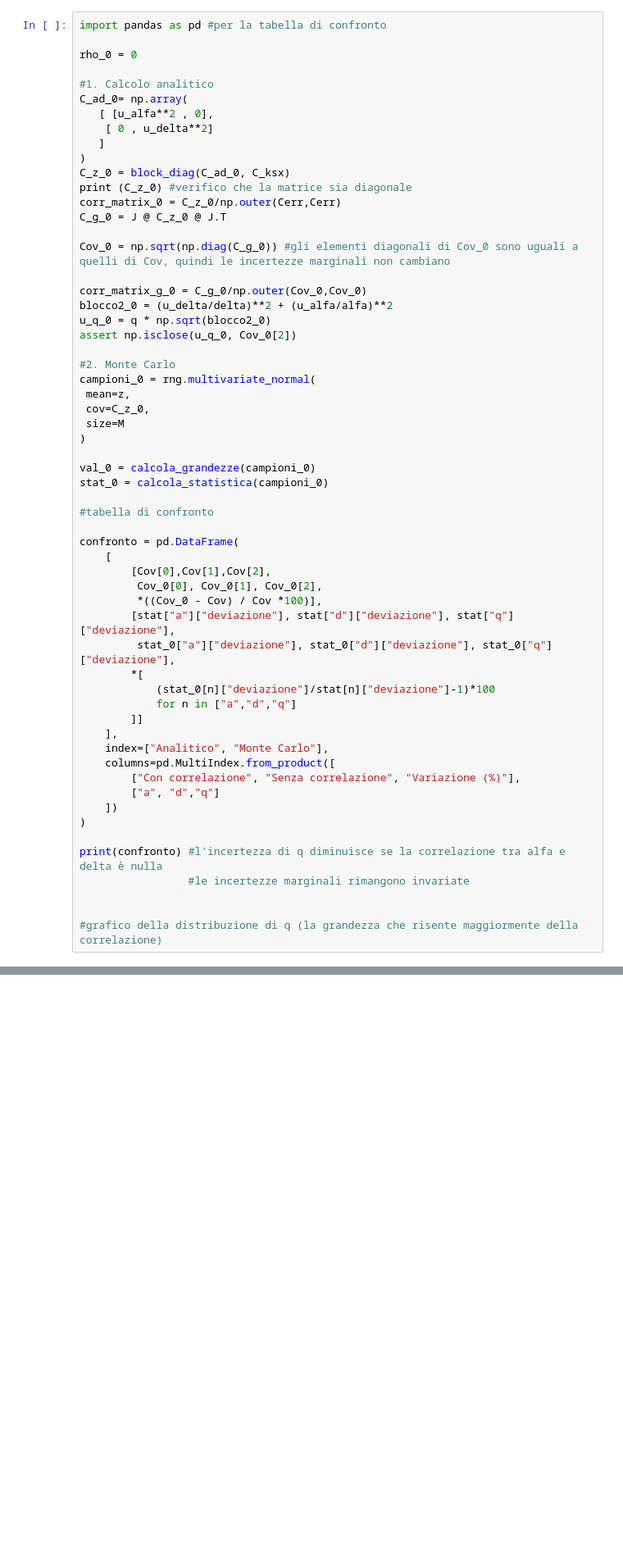
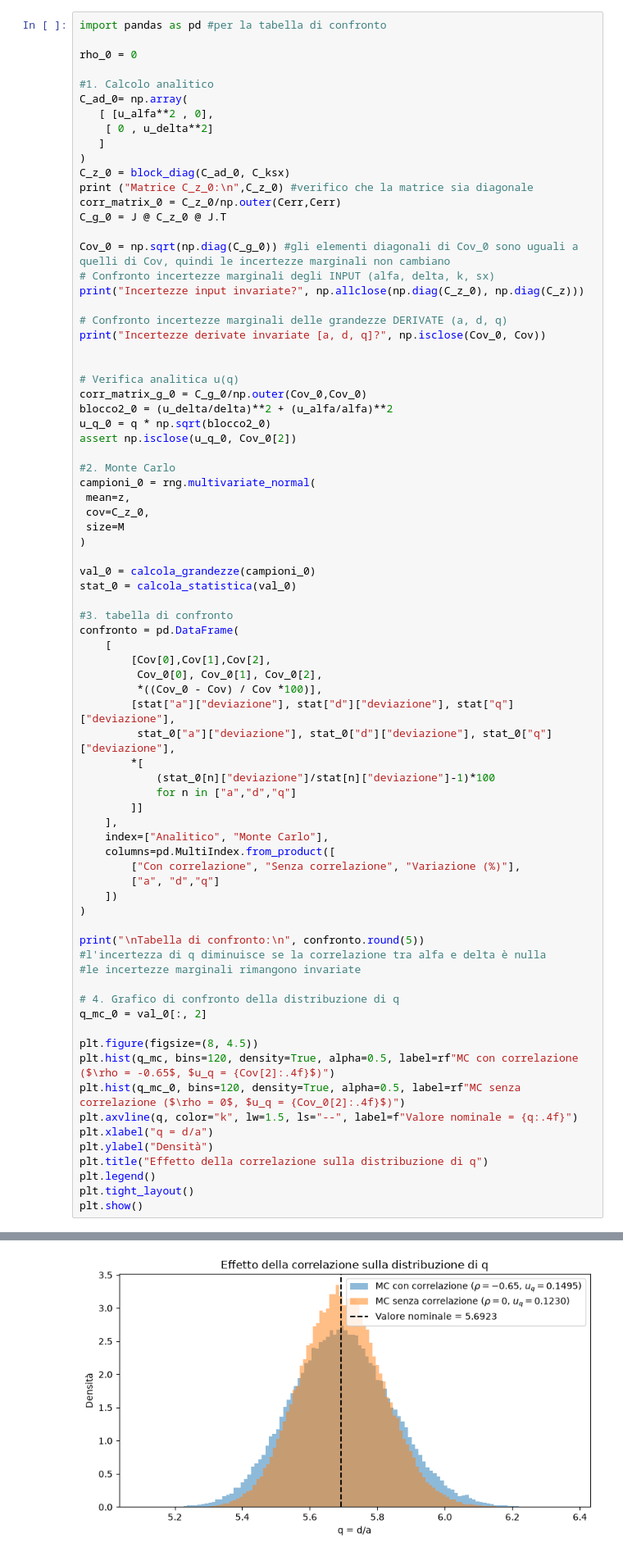
Before and after one commit to Iree24/labinformatica2, a Jupyter notebook: prova3.ipynb, the cells around one changed output, grey strips where cells are left out. Shown at 82% size. Drawn from its saved outputs; the diff is of its cells as text; blank space fills up the shorter version.

```diff
--- a/prova3.ipynb
+++ b/prova3.ipynb
@@ -249,12 +256,19 @@ C_ad_0= np.array(
    ]
 )
 C_z_0 = block_diag(C_ad_0, C_ksx)
-print (C_z_0) #verifico che la matrice sia diagonale
+print ("Matrice C_z_0:\n",C_z_0) #verifico che la matrice sia diagonale
 corr_matrix_0 = C_z_0/np.outer(Cerr,Cerr)
 C_g_0 = J @ C_z_0 @ J.T
 
 Cov_0 = np.sqrt(np.diag(C_g_0)) #gli elementi diagonali di Cov_0 sono uguali a quelli di Cov, quindi le incertezze marginali non cambiano
+# Confronto incertezze marginali degli INPUT (alfa, delta, k, sx)
+print("Incertezze input invariate?", np.allclose(np.diag(C_z_0), np.diag(C_z)))
 
+# Confronto incertezze marginali delle grandezze DERIVATE (a, d, q)
+print("Incertezze derivate invariate [a, d, q]?", np.isclose(Cov_0, Cov))
+
+
+# Verifica analitica u(q)
 corr_matrix_g_0 = C_g_0/np.outer(Cov_0,Cov_0)
 blocco2_0 = (u_delta/delta)**2 + (u_alfa/alfa)**2
 u_q_0 = q * np.sqrt(blocco2_0)
@@ -268,10 +282,9 @@ campioni_0 = rng.multivariate_normal(
 )
 
 val_0 = calcola_grandezze(campioni_0)
-stat_0 = calcola_statistica(campioni_0)
+stat_0 = calcola_statistica(val_0)
 
-#tabella di confronto
-
+#3. tabella di confronto
 confronto = pd.DataFrame(
     [
         [Cov[0],Cov[1],Cov[2],
@@ -291,9 +304,21 @@ confronto = pd.DataFrame(
     ])
 )
 
-print(confronto) #l'incertezza di q diminuisce se la correlazione tra alfa e delta è nulla
-                 #le incertezze marginali rimangono invariate
+print("\nTabella di confronto:\n", confronto.round(5))
+#l'incertezza di q diminuisce se la correlazione tra alfa e delta è nulla
+#le incertezze marginali rimangono invariate
 
+# 4. Grafico di confronto della distribuzione di q
+q_mc_0 = val_0[:, 2]
 
-#grafico della distribuzione di q (la grandezza che risente maggiormente della correlazione)
+plt.figure(figsize=(8, 4.5))
+plt.hist(q_mc, bins=120, density=True, alpha=0.5, label=rf"MC con correlazione ($\rho = -0.65$, $u_q = {Cov[2]:.4f}$)")
+plt.hist(q_mc_0, bins=120, density=True, alpha=0.5, label=rf"MC senza correlazione ($\rho = 0$, $u_q = {Cov_0[2]:.4f}$)")
+plt.axvline(q, color="k", lw=1.5, ls="--", label=f"Valore nominale = {q:.4f}")
+plt.xlabel("q = d/a")
+plt.ylabel("Densità")
+plt.title("Effetto della correlazione sulla distribuzione di q")
+plt.legend()
+plt.tight_layout()
+plt.show()
 # %% [output]
@@ -312,0 +343 @@ Monte Carlo  0.020021      -0.018171 -0.079472   0.059735
+[figure, added]
```
Also changed, not shown: parts of 7 cells of this notebook, 2 other files.
